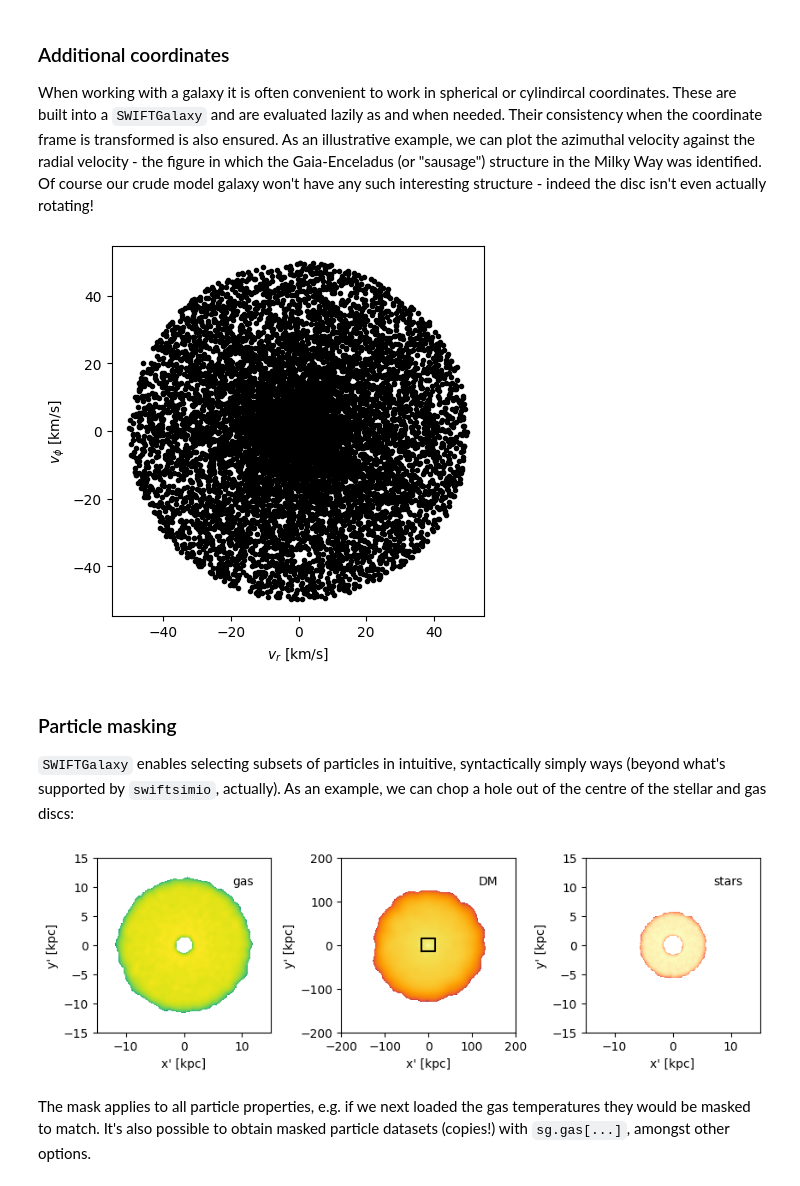
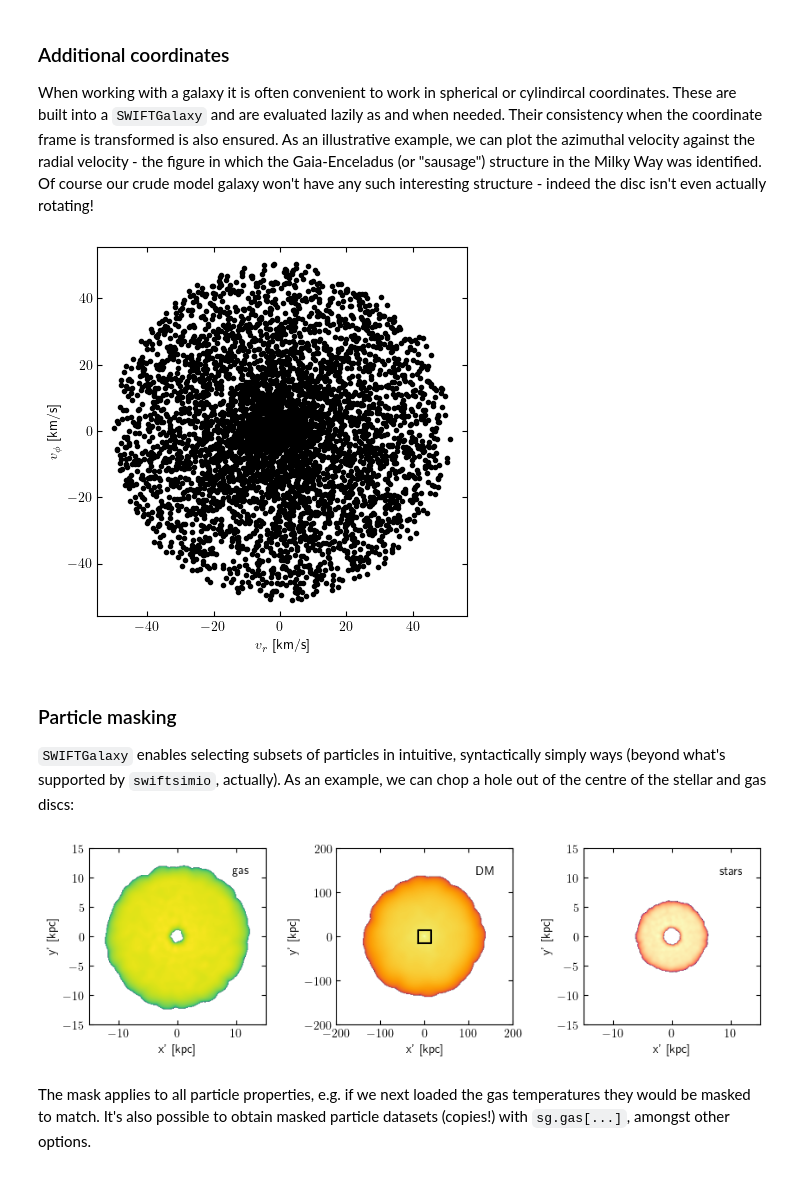
Before and after one commit to SWIFTSIM/swiftgalaxy, a Jupyter notebook: examples/SWIFTGalaxy_demo.ipynb, the cells around one changed output. Saved outputs shown, nothing was run; the diff lists cells and outputs as text; code cells hidden in the pictures.

```diff
--- a/examples/SWIFTGalaxy_demo.ipynb
+++ b/examples/SWIFTGalaxy_demo.ipynb
@@ -686 +222,5 @@ sg = SWIFTGalaxy(toysnap_filename, Velociraptor(toyvr_filebase, halo_index=0))
+# %%
+sg = SWIFTGalaxy(
+    generated_examples.virtual_snapshot, SOAP(generated_examples.soap, soap_index=0)
+)
 # %% [markdown]
@@ -734,16 +272,16 @@ sg.rotate(Rotation.from_euler("yx", [-30, -60], degrees=True))
 When working with a galaxy it is often convenient to work in spherical or cylindircal coordinates. These are built into a `SWIFTGalaxy` and are evaluated lazily as and when needed. Their consistency when the coordinate frame is transformed is also ensured. As an illustrative example, we can plot the azimuthal velocity against the radial velocity - the figure in which the Gaia-Enceladus (or "sausage") structure in the Milky Way was identified. Of course our crude model galaxy won't have any such interesting structure - indeed the disc isn't even actually rotating!
 # %%
 plt.plot(
-    sg.stars.spherical_velocities.r.to_value(u.km / u.s),
-    sg.stars.spherical_velocities.phi.to_value(u.km / u.s),
+    sg.stars.spherical_velocities.r.to_physical_value(u.km / u.s),
+    sg.stars.spherical_velocities.phi.to_physical_value(u.km / u.s),
     ".k",
     rasterized=True,
 )
 plt.xlabel(r"$v_r$ [km/s]")
 plt.ylabel(r"$v_\phi$ [km/s]")
 plt.gca().set_aspect("equal")
 # %% [output]
-[figure, old version]
+[figure, new version]
 # %% [markdown]
 ### Particle masking
 
@@ -753,13 +291,19 @@ from swiftgalaxy import MaskCollection
 
 sg.mask_particles(
     MaskCollection(
-        gas=sg.gas.cylindrical_coordinates.R > 2 * u.kpc,
-        stars=sg.stars.cylindrical_coordinates.R > 2 * u.kpc,
+        gas=sg.gas.cylindrical_coordinates.R
+        > cosmo_quantity(
+            2.0, u.kpc, comoving=True, scale_factor=sg.metadata.a, scale_exponent=1.0
+        ),
+        stars=sg.stars.cylindrical_coordinates.R
+        > cosmo_quantity(
+            2.0, u.kpc, comoving=True, scale_factor=sg.metadata.a, scale_exponent=1.0
+        ),
     )
 )
-myvis(sg)
+myvis(sg, figure=4)
 # %% [output]
-[figure, old version]
+[figure, new version]
 # %% [markdown]
 The mask applies to all particle properties, e.g. if we next loaded the gas temperatures they would be masked to match. It's also possible to obtain masked particle datasets (copies!) with `sg.gas[...]`, amongst other options.
 # %% [markdown]
```
Also changed, not shown: parts of 32 cells of this notebook, 2 other files.
